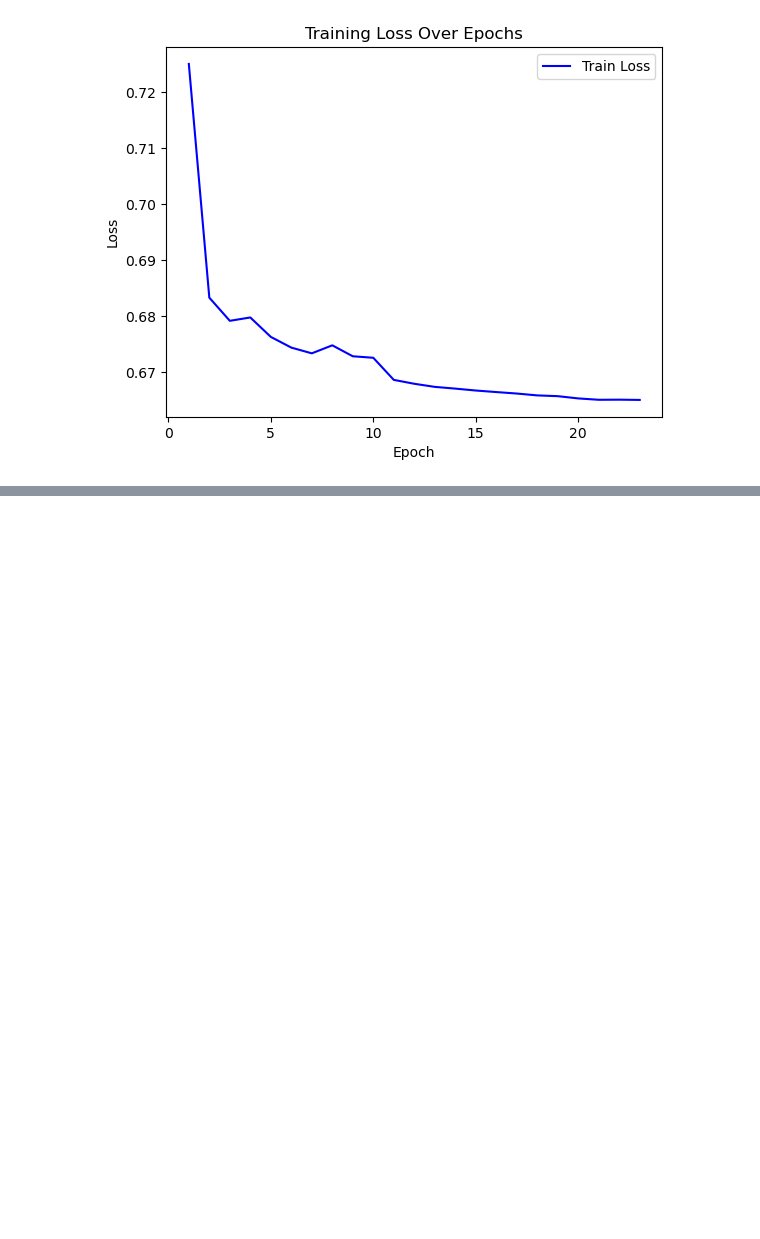
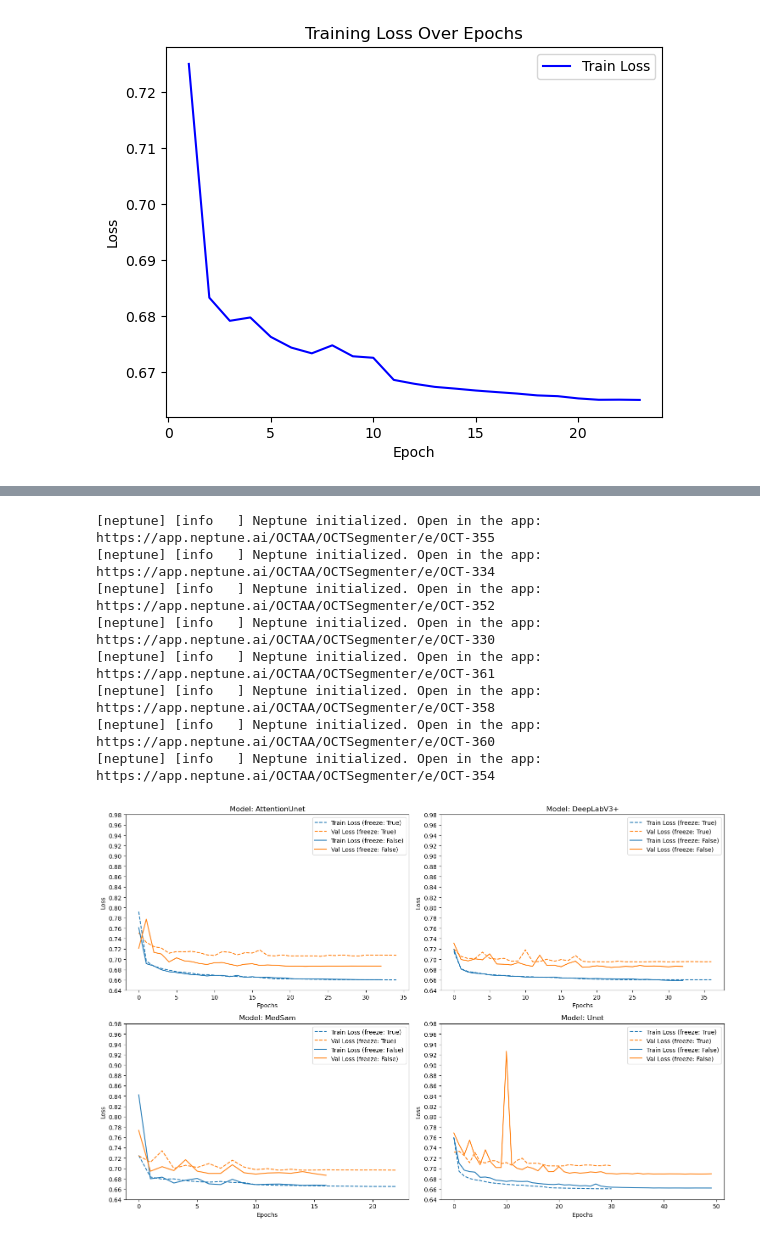
Before and after one commit to SamuelJessen/OCTSegmenter, a Jupyter notebook: scripts/training_visualization.ipynb, the cells around one changed output, grey strips where cells are left out. Cells and saved outputs as stored; diff of their text form; code cells hidden in the pictures; blank space fills up the shorter version.

```diff
--- a/scripts/training_visualization.ipynb
+++ b/scripts/training_visualization.ipynb
@@ -127,2 +137,60 @@ plt.show()
+# %%
+# Initialize the plot
+fig, axes = plt.subplots(nrows=2, ncols=2, figsize=(15, 10))
+axes = axes.flatten()
+
+# Define common ticks
+y_ticks = np.arange(0.64, 1, 0.02)
+
+# Iterate over the filtered runs and plot their losses
+for idx, (model, group) in enumerate(second_training_runs.groupby('parameters/model')):
+    ax = axes[idx]
+    for _, row in group.iterrows():
+        run_id = row["sys/id"]
+
+        if run_id != "OCT-349":
+            run = neptune.init_run(
+                project="OCTAA/OCTSegmenter",
+                api_token="eyJhcGlfYWRkcmVzcyI6Imh0dHBzOi8vYXBwLm5lcHR1bmUuYWkiLCJhcGlfdXJsIjoiaHR0cHM6Ly9hcHAubmVwdHVuZS5haSIsImFwaV9rZXkiOiI2MGU2NGNjMi0yNWE0LTRjNzgtOGNlNS1hZDdkMjJhYzYxMWUifQ==",
+                mode="read-only",
+                with_id=run_id,
+            )
+
+            # Fetch train_loss and val_loss
+            train_loss = run["train_loss"].fetch_values()
+            val_loss = run["val_loss"].fetch_values()
+            parameters = run["parameters"].fetch()
+
+            # Ensure the data is sorted by step
+            train_loss = train_loss.sort_values("step")
+            val_loss = val_loss.sort_values("step")
+
+            linestyle = 'dashed' if parameters["freeze_encoder"] else 'solid'
+
+            # Plot the losses
+            ax.plot(train_loss["step"], train_loss["value"], label=f"Train Loss (freeze: {parameters['freeze_encoder']})", linestyle=linestyle, c='#1f77b4')
+            ax.plot(val_loss["step"], val_loss["value"], label=f"Val Loss (freeze: {parameters['freeze_encoder']})", linestyle=linestyle, c='#ff7f0e')
+
+    ax.set_title(f"Model: {model}")
+    ax.set_xlabel("Epochs")
+    ax.set_ylabel("Loss")
+    ax.legend()
+    ax.grid(False)
+
+    # Set common ticks
+    ax.set_yticks(y_ticks)
+
+plt.tight_layout()
+plt.show()
+# %% [output]
+[neptune] [info   ] Neptune initialized. Open in the app: https://app.neptune.ai/OCTAA/OCTSegmenter/e/OCT-355
+[neptune] [info   ] Neptune initialized. Open in the app: https://app.neptune.ai/OCTAA/OCTSegmenter/e/OCT-334
+[neptune] [info   ] Neptune initialized. Open in the app: https://app.neptune.ai/OCTAA/OCTSegmenter/e/OCT-352
+[neptune] [info   ] Neptune initialized. Open in the app: https://app.neptune.ai/OCTAA/OCTSegmenter/e/OCT-330
+[neptune] [info   ] Neptune initialized. Open in the app: https://app.neptune.ai/OCTAA/OCTSegmenter/e/OCT-361
+[neptune] [info   ] Neptune initialized. Open in the app: https://app.neptune.ai/OCTAA/OCTSegmenter/e/OCT-358
+[neptune] [info   ] Neptune initialized. Open in the app: https://app.neptune.ai/OCTAA/OCTSegmenter/e/OCT-360
+[neptune] [info   ] Neptune initialized. Open in the app: https://app.neptune.ai/OCTAA/OCTSegmenter/e/OCT-354
+[figure, added]
 # %%
 # Initialize the plot
```
Also changed, not shown: parts of 4 cells of this notebook.
